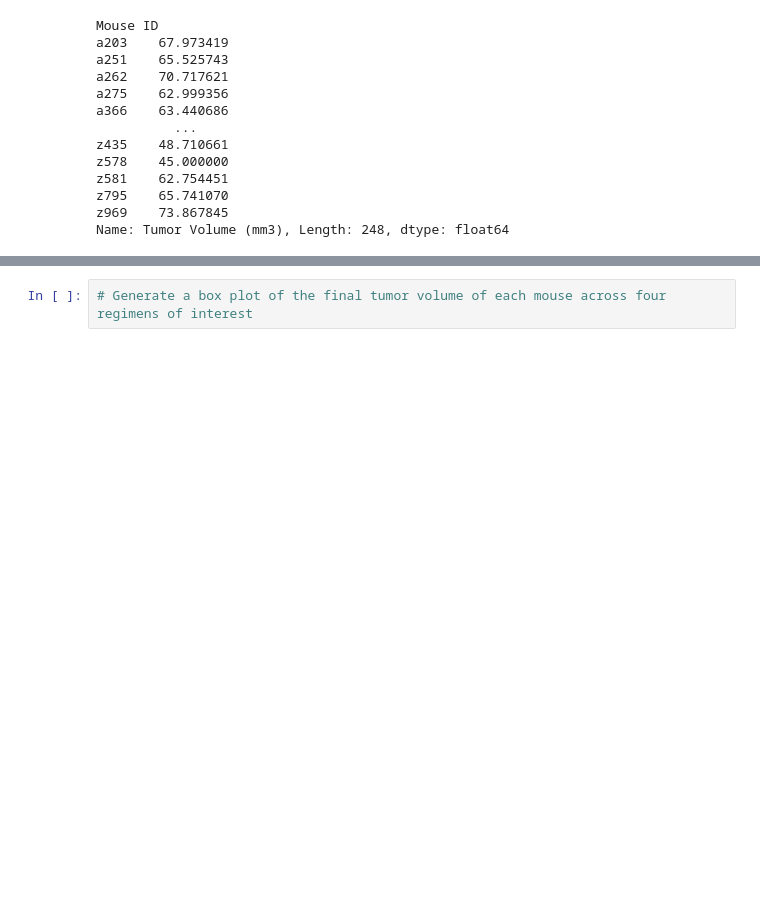
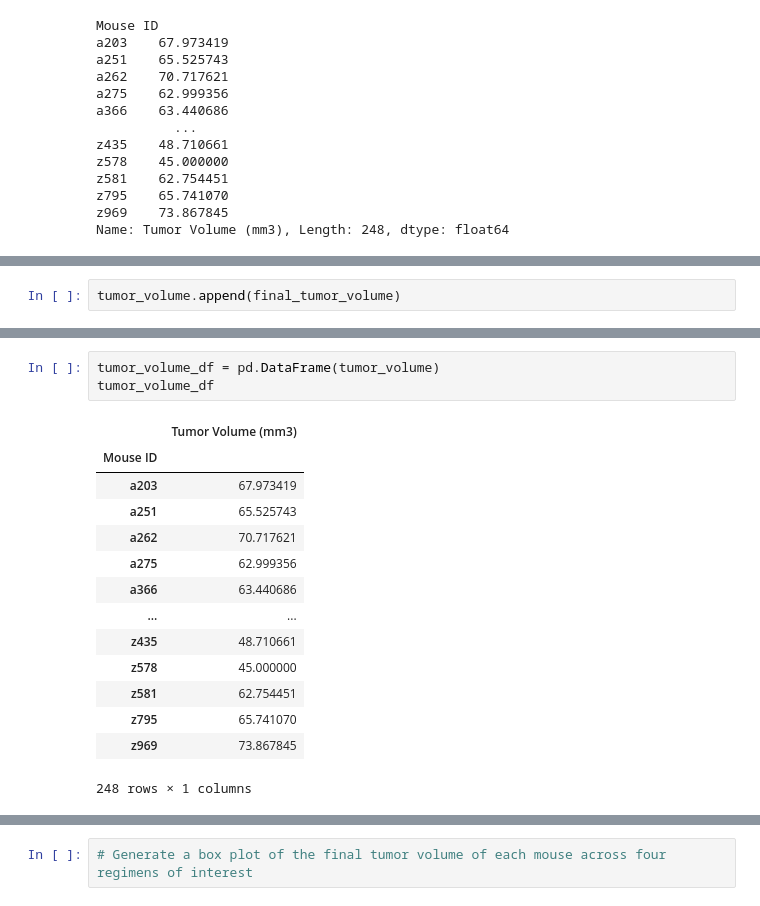
Before and after one commit to joekimga/matplotlib-challenge, a Jupyter notebook: Pymaceuticals/pymaceuticals_starter.ipynb, the cells around one changed output, grey strips where cells are left out. Drawn from its saved outputs; the diff is of its cells as text; blank space fills up the shorter version.

```diff
--- a/Pymaceuticals/pymaceuticals_starter.ipynb
+++ b/Pymaceuticals/pymaceuticals_starter.ipynb
@@ -313,0 +371,2 @@ NameError: name 'final_tumor_vol' is not defined
+# %%
+tumor_volume.append(final_tumor_volume)
@@ -314,2 +386,20 @@ NameError: name 'final_tumor_vol' is not defined
+# %%
+tumor_volume_df = pd.DataFrame(tumor_volume)
+tumor_volume_df
+# %% [output]
+|  | Tumor Volume (mm3) |
+| Mouse ID |  |
+| a203 | 67.973419 |
+| a251 | 65.525743 |
+| a262 | 70.717621 |
+| a275 | 62.999356 |
+| a366 | 63.440686 |
+| ... | ... |
+| z435 | 48.710661 |
+| z578 | 45.000000 |
+| z581 | 62.754451 |
+| z795 | 65.741070 |
+| z969 | 73.867845 |
+248 rows × 1 columns
 # %%
 #merge_df = pd.merge(study_results, mouse_metadata, how="left", on='Mouse ID')
```
Also changed, not shown: parts of 11 cells of this notebook.
